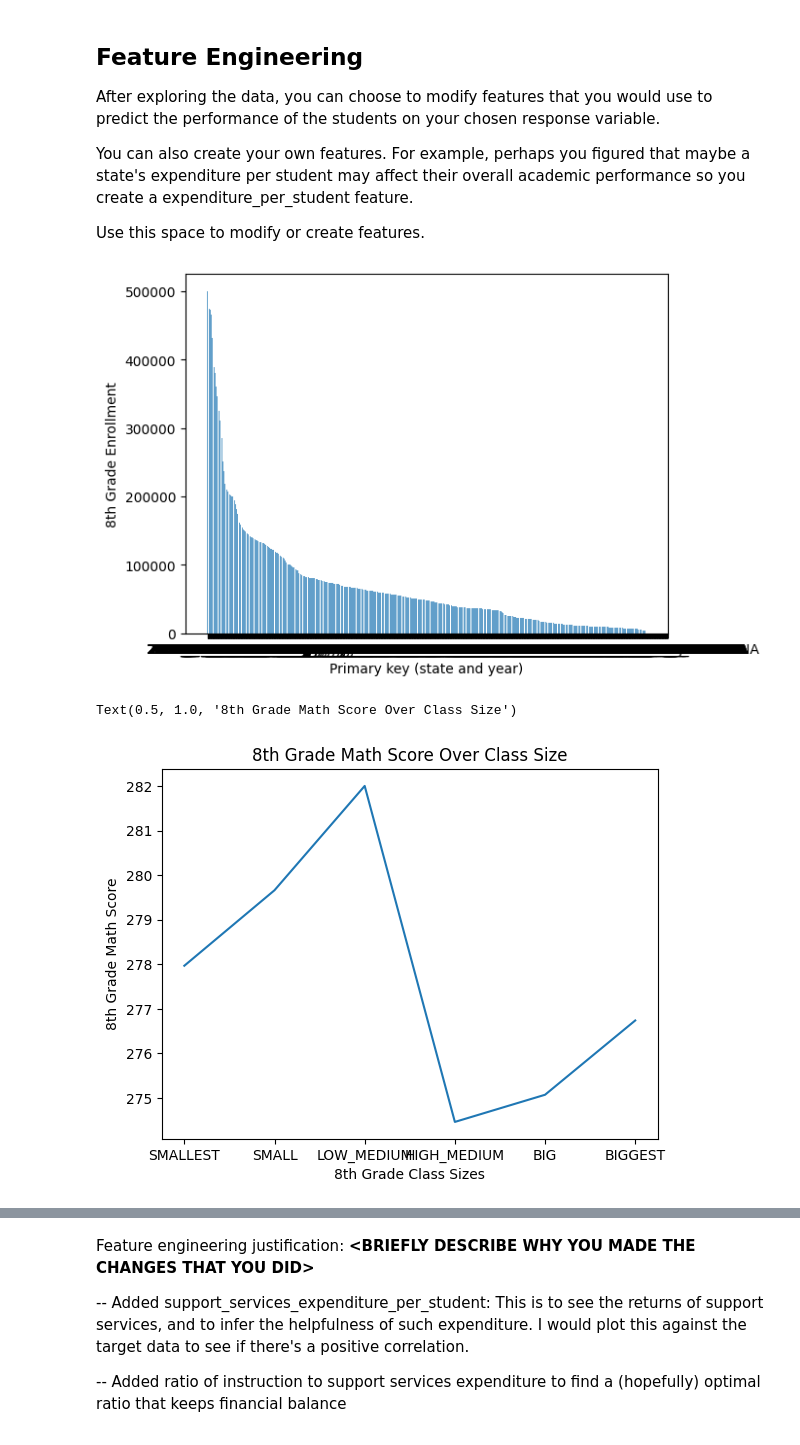
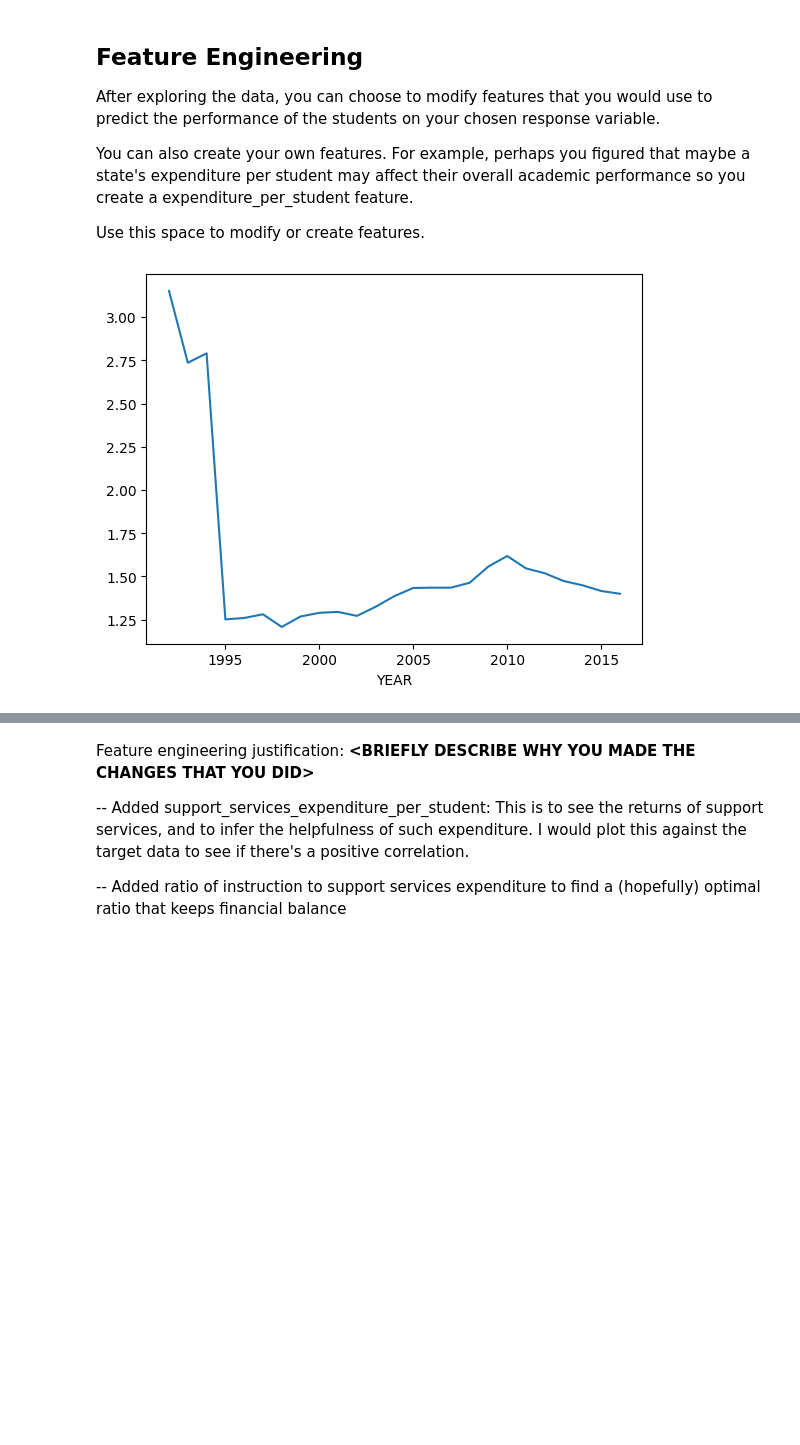
Before and after one commit to zayduzzaman/MDST_Onboarding, a Jupyter notebook: tutorial1/checkpoint1.ipynb, the cells around one changed output, grey strips where cells are left out. Saved outputs shown, nothing was run; the diff lists cells and outputs as text; code cells hidden in the pictures; blank space fills up the shorter version.

```diff
--- a/tutorial1/checkpoint1.ipynb
+++ b/tutorial1/checkpoint1.ipynb
@@ -149,35 +149,27 @@ You can also create your own features. For example, perhaps you figured that may
 
 Use this space to modify or create features.
 # %%
-states_csv["KNOWN_EXPENDITURE_PER_STUDENT_8"] = (states_csv["INSTRUCTION_EXPENDITURE"] + states_csv["SUPPORT_SERVICES_EXPENDITURE"]) / states_csv["ENROLL_8"]
+states_csv["KNOWN_DIRECT_EXPENDITURE_PER_STUDENT"] = (states_csv["INSTRUCTION_EXPENDITURE"] + states_csv["SUPPORT_SERVICES_EXPENDITURE"]) / states_csv["ENROLL_ALL"]
 # ^ This seems like the most obvious feature, and I would expect a positive correlation as more expenditure per student means more resources for said student,
 # thus this would likely lead to better test scores from said student
 # I think it would also be interesting to see if there's a correlation between school size and the amount they spend
-states_csv["EXPENDITURE_PER_STUDENT"] = states_csv["STATE_REVENUE"]/states_csv["ENROLL_ALL"]
+# Though I do wish we had expenditure broken down further into grade-by-grade data
 
-states_csv["SUPPORT_SERVICES_EXPENDITURE_PER_STUDENT"] = states_csv["SUPPORT_SERVICES_EXPENDITURE"] / states_csv["ENROLL_8"]
+states_csv["REVENUE_PER_STUDENT"] = states_csv["STATE_REVENUE"]/states_csv["ENROLL_ALL"]
+states_csv["PERCENT_SPENT_ON_DIRECT_STUDENT"] = states_csv["KNOWN_DIRECT_EXPENDITURE_PER_STUDENT"]/states_csv["REVENUE_PER_STUDENT"]
+# Enroll all's cancel
+
+states_csv["SUPPORT_SERVICES_EXPENDITURE_PER_STUDENT"] = states_csv["SUPPORT_SERVICES_EXPENDITURE"] / states_csv["ENROLL_ALL"]
 # ^ This would likely show the same pattern as the total expenditure per student, but I'm curious to see any differences
 states_csv["EXPENDITURE_TYPES_RATIO"] = states_csv["INSTRUCTION_EXPENDITURE"] / states_csv["SUPPORT_SERVICES_EXPENDITURE"]
 # ^ This may not be the most useful; I would suspect this shows no real correlation or pattern, but this would be interesting to see
 
-states_csv_by_enroll_8 = states_csv.sort_values(by = "ENROLL_8", ascending=False)
+# V This part is for Michigan only, but I think it would be cool to see if education maintained % revenue over time
+def plot_education_revenue_expenditure_percent_vs_time(state: str):
+    state_data = select_state(states_csv, state)
+    state_data.groupby('YEAR')["PERCENT_SPENT_ON_DIRECT_STUDENT"].mean().plot()
+    plt.show()
 
-plt.bar(states_csv_by_enroll_8["PRIMARY_KEY"], states_csv_by_enroll_8["ENROLL_8"], alpha=0.7)
-plt.xlabel("Primary key (state and year)")
-plt.ylabel("8th Grade Enrollment")
-plt.show()
-
-# There are a couple sharp drop offs here. I think ~every 10k enrolled seems appropriate, but it may be useful to have another bin between 15k and 20k, and 10k and 15k
-bins = [0, 10000, 15000, 20000, 30000, 40000, 50000]
-labels = ["SMALLEST", "SMALL", "LOW_MEDIUM", "HIGH_MEDIUM", "BIG", "BIGGEST"]
-
-states_csv["8TH_GRADE_CLASS_SIZE_BINS"] = pd.cut(states_csv["ENROLL_8"], bins=bins, labels=labels, right=False) # I think it's useful to see if there's a trend among
-# class sizes and performance, and then compare that to the expenditure per student
-states_csv.groupby('8TH_GRADE_CLASS_SIZE_BINS')["AVG_MATH_8_SCORE"].mean().plot()
-plt.xlabel("8th Grade Class Sizes")
-plt.ylabel('8th Grade Math Score')
-plt.title('8th Grade Math Score Over Class Size') # No real pattern to be seen; autoscaling makes this more dramatic than it actually is
+plot_education_revenue_expenditure_percent_vs_time("MICHIGAN")
 # %% [output]
-[figure, old version]
+[figure, new version]
-Text(0.5, 1.0, '8th Grade Math Score Over Class Size')
-[figure, removed]
```
Also changed, not shown: parts of 7 cells of this notebook.
